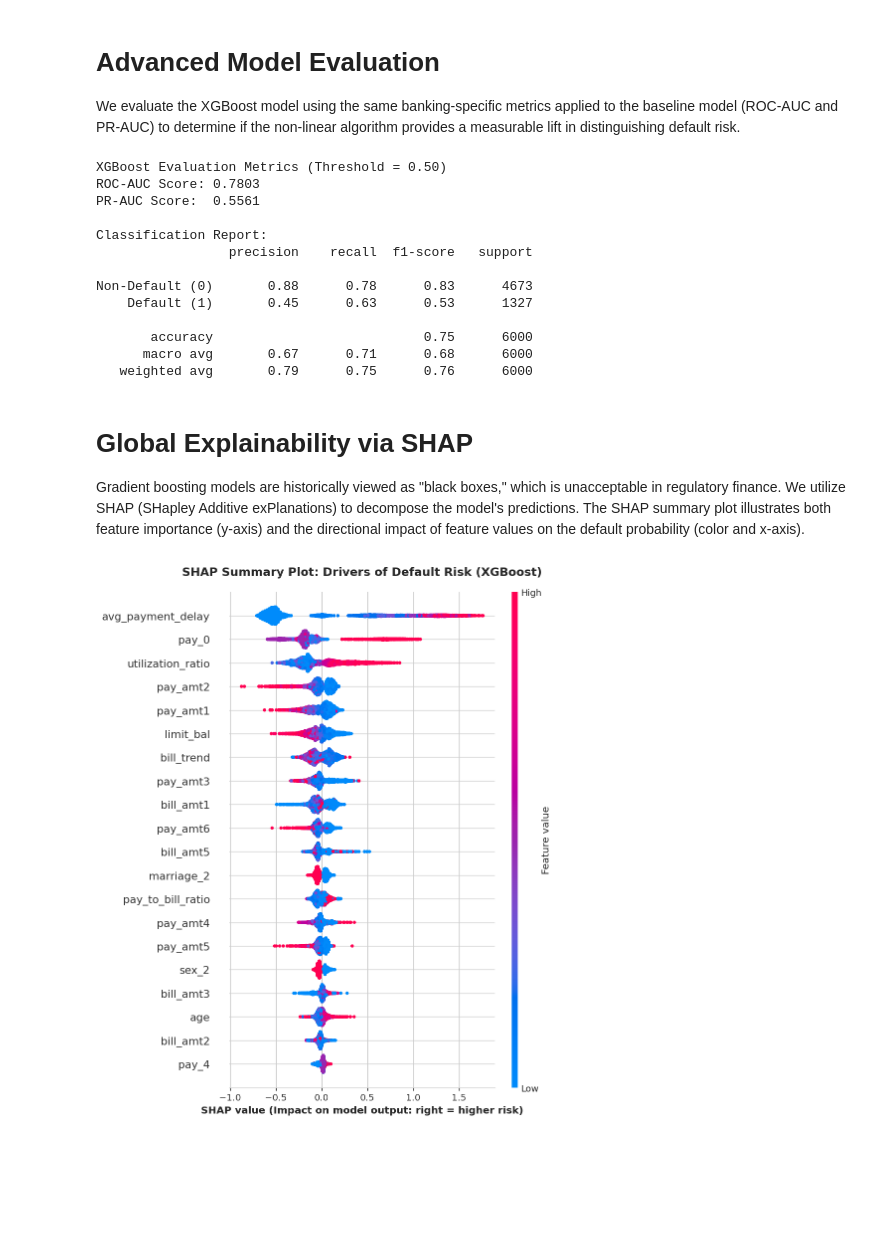
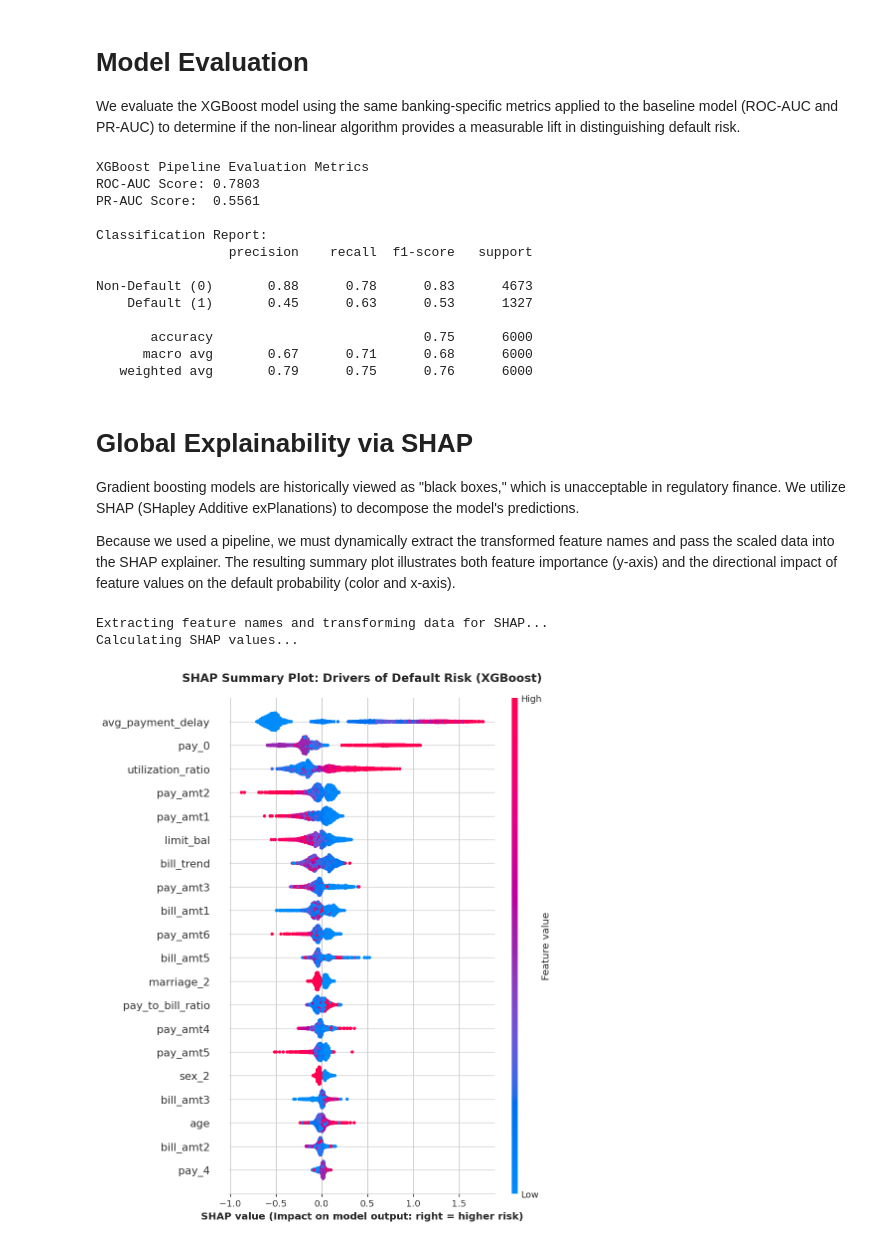
Before and after one commit to Milonahmed96/Credit-Risk-AI, a Jupyter notebook: notebooks/03_tree_model.ipynb, the cells around one changed output. Saved outputs shown, nothing was run; the diff lists cells and outputs as text; code cells hidden in the pictures; blank space fills up the shorter version.

```diff
--- a/notebooks/03_tree_model.ipynb
+++ b/notebooks/03_tree_model.ipynb
@@ -64,22 +94,22 @@ XGBoost model training complete.
 # %% [markdown]
-# Advanced Model Evaluation
+# Model Evaluation
 We evaluate the XGBoost model using the same banking-specific metrics applied to the baseline model (ROC-AUC and PR-AUC) to determine if the non-linear algorithm provides a measurable lift in distinguishing default risk.
 # %%
-# Generate probability predictions
-y_pred_prob_xgb = xgb_model.predict_proba(X_test)[:, 1]
-y_pred_default_xgb = (y_pred_prob_xgb >= 0.5).astype(int)
+# Generate predictions
+y_pred_prob_xgb = xgb_pipeline.predict_proba(X_test)[:, 1]
+y_pred_default_xgb = xgb_pipeline.predict(X_test)
 
 roc_auc_xgb = roc_auc_score(y_test, y_pred_prob_xgb)
 pr_auc_xgb = average_precision_score(y_test, y_pred_prob_xgb)
 
-print("XGBoost Evaluation Metrics (Threshold = 0.50)")
+print("XGBoost Pipeline Evaluation Metrics")
 print(f"ROC-AUC Score: {roc_auc_xgb:.4f}")
 print(f"PR-AUC Score:  {pr_auc_xgb:.4f}\n")
 
 print("Classification Report:")
 print(classification_report(y_test, y_pred_default_xgb, target_names=['Non-Default (0)', 'Default (1)']))
 # %% [output]
-XGBoost Evaluation Metrics (Threshold = 0.50)
+XGBoost Pipeline Evaluation Metrics
 ROC-AUC Score: 0.7803
 PR-AUC Score:  0.5561
 
@@ -94,25 +124,36 @@ Non-Default (0)       0.88      0.78      0.83      4673
    weighted avg       0.79      0.75      0.76      6000
 # %% [markdown]
 # Global Explainability via SHAP
-Gradient boosting models are historically viewed as "black boxes," which is unacceptable in regulatory finance. We utilize SHAP (SHapley Additive exPlanations) to decompose the model's predictions. The SHAP summary plot illustrates both feature importance (y-axis) and the directional impact of feature values on the default probability (color and x-axis).
+Gradient boosting models are historically viewed as "black boxes," which is unacceptable in regulatory finance. We utilize SHAP (SHapley Additive exPlanations) to decompose the model's predictions.
+
+Because we used a pipeline, we must dynamically extract the transformed feature names and pass the scaled data into the SHAP explainer. The resulting summary plot illustrates both feature importance (y-axis) and the directional impact of feature values on the default probability (color and x-axis).
 # %%
-# Initialize SHAP TreeExplainer
+# Extract feature names from the pipeline
+cat_encoder = xgb_pipeline.named_steps['preprocessor'].named_transformers_['cat'].named_steps['onehot']
+cat_features = cat_encoder.get_feature_names_out(categorical_cols)
+all_feature_names = continuous_cols + list(cat_features)
+
+# Transform the test data manually (SHAP needs the scaled/encoded numbers, not the raw text)
+X_test_transformed = xgb_pipeline.named_steps['preprocessor'].transform(X_test)
+X_test_transformed_df = pd.DataFrame(X_test_transformed, columns=all_feature_names)
+
+# Initialize SHAP Explainer directly on the XGBoost classifier step
+xgb_model = xgb_pipeline.named_steps['classifier']
 explainer = shap.TreeExplainer(xgb_model)
 
-# Calculate SHAP values for the test set
-# Using a sample if the test set is exceptionally large to save computation time,
-# but 6,000 rows (20% of 30k) processes quickly enough.
-shap_values = explainer.shap_values(X_test)
+print("Calculating SHAP values...")
+shap_values = explainer.shap_values(X_test_transformed_df)
 
-# Visualize SHAP Summary Plot
+# Visualize
 plt.figure(figsize=(10, 8))
 plt.title("SHAP Summary Plot: Drivers of Default Risk (XGBoost)", fontweight='bold', fontsize=14, pad=20)
-shap.summary_plot(shap_values, X_test, show=False)
+shap.summary_plot(shap_values, X_test_transformed_df, show=False)
 
-# Adjust plot aesthetics to match the project theme
 fig = plt.gcf()
 fig.set_dpi(120)
 plt.xlabel("SHAP value (Impact on model output: right = higher risk)", fontsize=12, fontweight='bold')
 plt.show()
 # %% [output]
+Extracting feature names and transforming data for SHAP...
+Calculating SHAP values...
-[figure, old version]
+[figure, new version]
```
Also changed, not shown: parts of 4 cells of this notebook.
